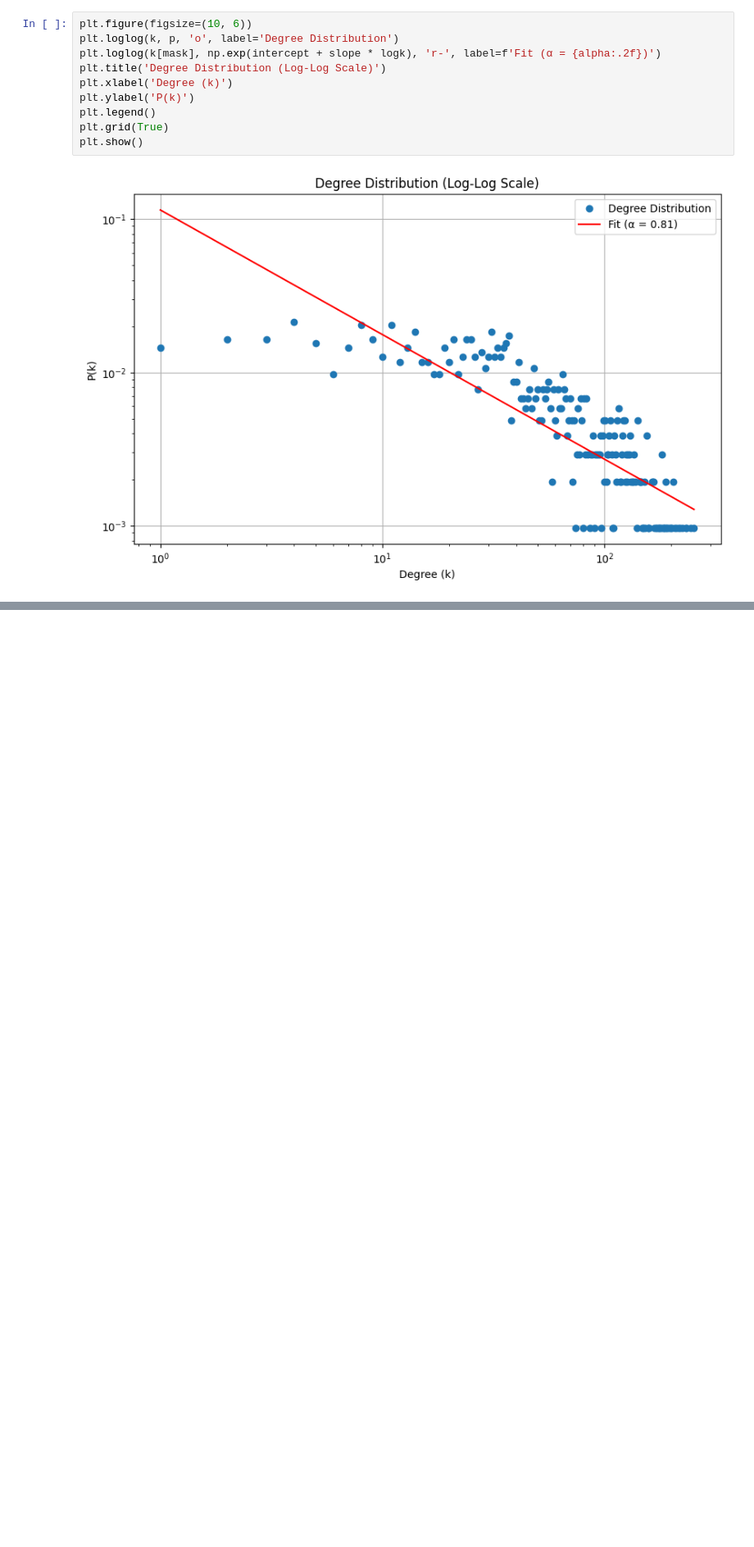
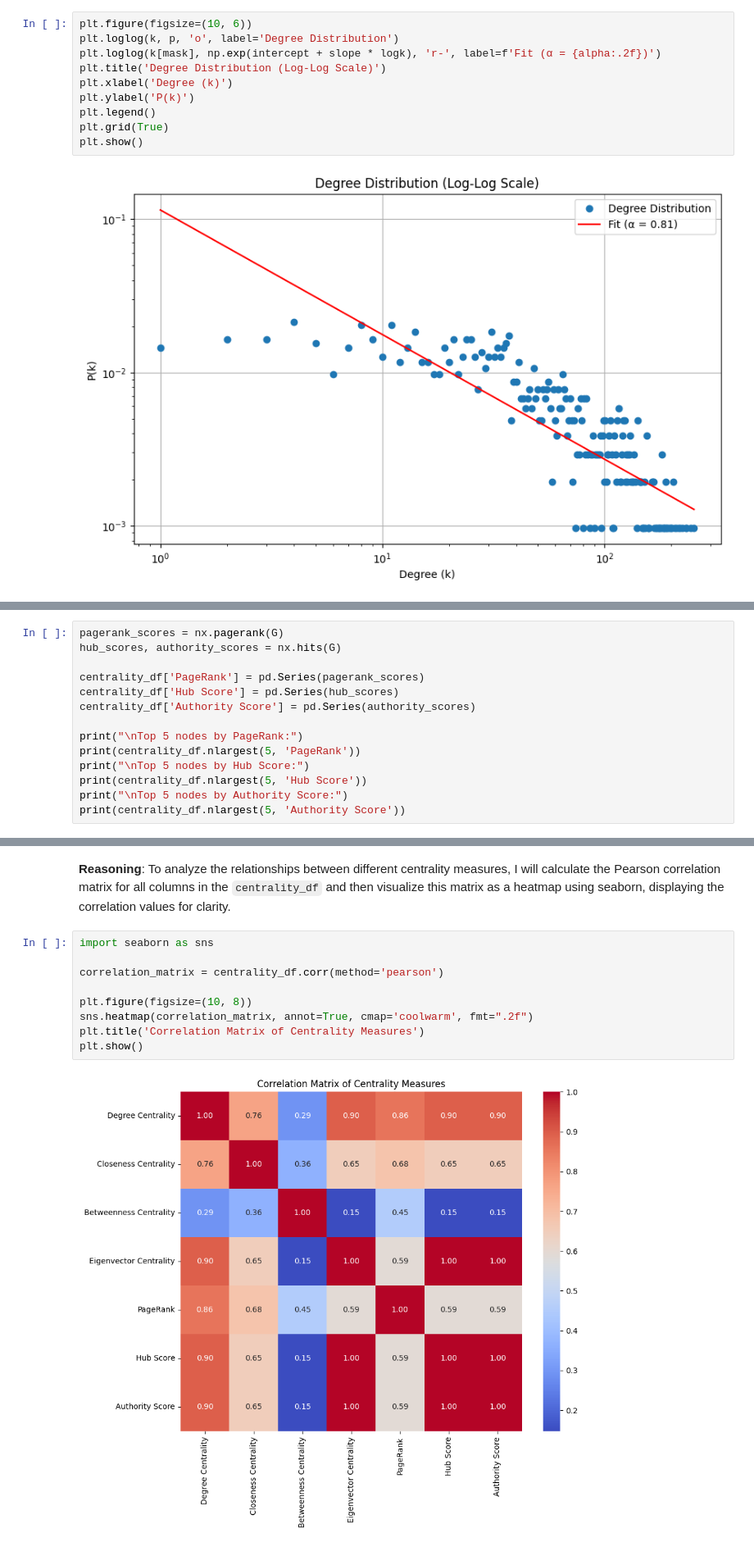
Before and after one commit to Toan510/DataAnalyst_STROKE, a Jupyter notebook: exerciese/HW3/code/hw3_p2.ipynb, the cells around one changed output, grey strips where cells are left out. Shown at 82% size. Drawn from its saved outputs; the diff is of its cells as text; blank space fills up the shorter version.

```diff
--- a/exerciese/HW3/code/hw3_p2.ipynb
+++ b/exerciese/HW3/code/hw3_p2.ipynb
@@ -139,0 +197,14 @@ plt.show()
+# %%
+pagerank_scores = nx.pagerank(G)
+hub_scores, authority_scores = nx.hits(G)
+
+centrality_df['PageRank'] = pd.Series(pagerank_scores)
+centrality_df['Hub Score'] = pd.Series(hub_scores)
+centrality_df['Authority Score'] = pd.Series(authority_scores)
+
+print("\nTop 5 nodes by PageRank:")
+print(centrality_df.nlargest(5, 'PageRank'))
+print("\nTop 5 nodes by Hub Score:")
+print(centrality_df.nlargest(5, 'Hub Score'))
+print("\nTop 5 nodes by Authority Score:")
+print(centrality_df.nlargest(5, 'Authority Score'))
@@ -139,0 +234,14 @@ plt.show()
+# %% [markdown]
+**Reasoning**:
+To analyze the relationships between different centrality measures, I will calculate the Pearson correlation matrix for all columns in the `centrality_df` and then visualize this matrix as a heatmap using seaborn, displaying the correlation values for clarity.
+# %%
+import seaborn as sns
+
+correlation_matrix = centrality_df.corr(method='pearson')
+
+plt.figure(figsize=(10, 8))
+sns.heatmap(correlation_matrix, annot=True, cmap='coolwarm', fmt=".2f")
+plt.title('Correlation Matrix of Centrality Measures')
+plt.show()
+# %% [output]
+[figure, added]
```
Also changed, not shown: parts of 34 cells of this notebook.
